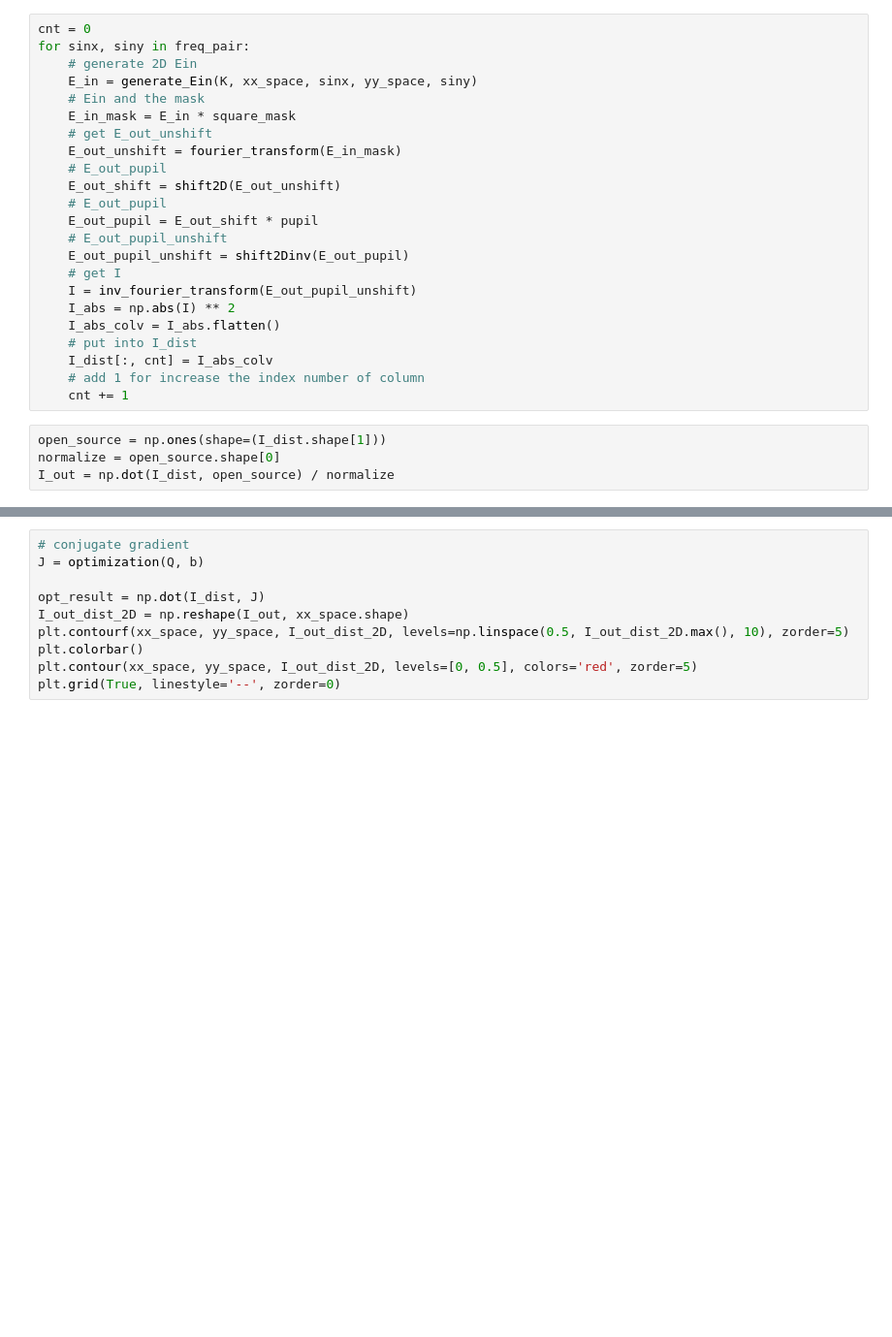
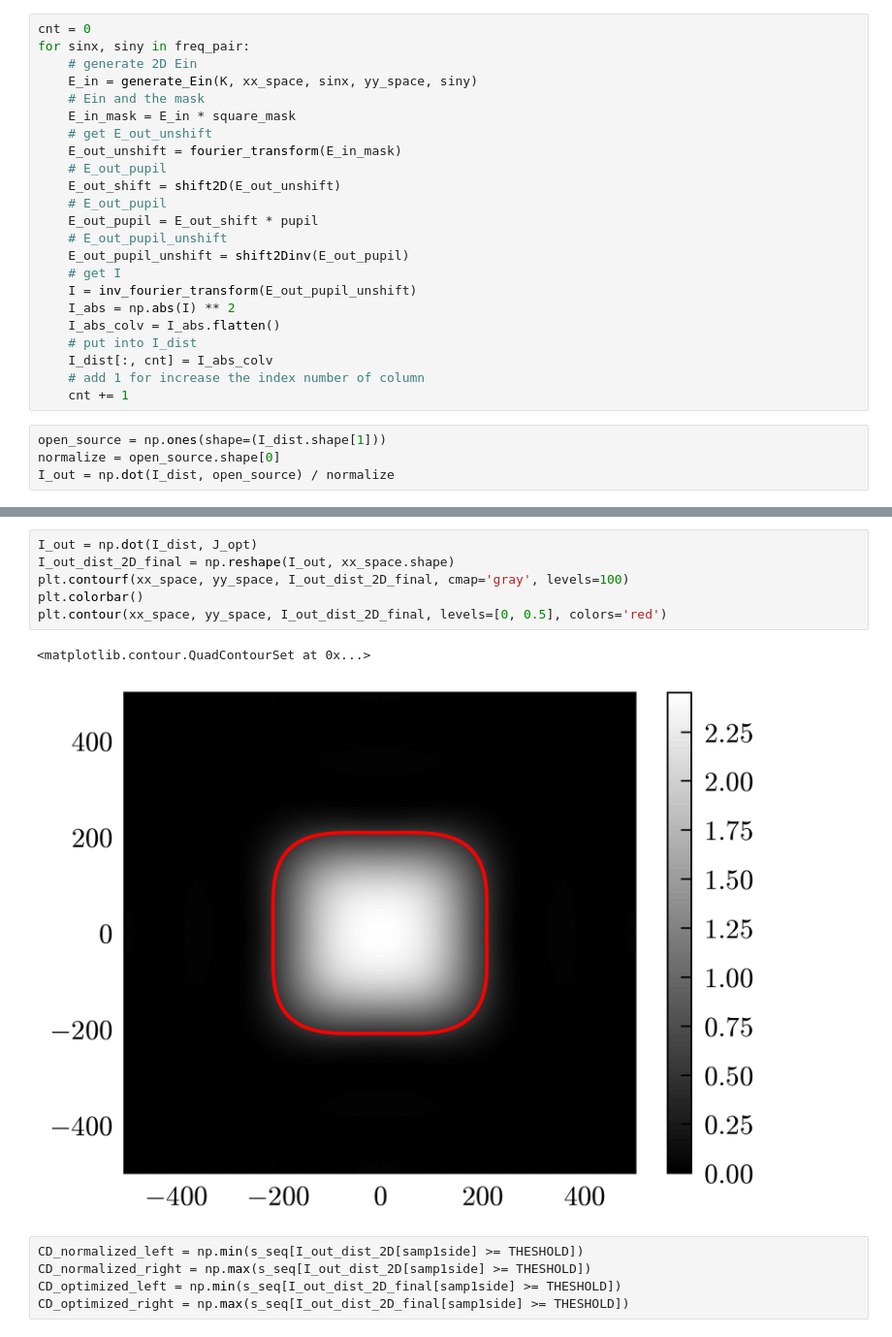
Before and after one commit to JYYehlouis/SO_simulation, a Jupyter notebook: sim-preparation/sources_2D.ipynb, the cells around one changed output, grey strips where cells are left out. Shown: that part at 97% size. Cells and saved outputs as stored; diff of their text form; blank space fills up the shorter version.

```diff
--- a/sim-preparation/sources_2D.ipynb
+++ b/sim-preparation/sources_2D.ipynb
@@ -128,10 +104,14 @@ Q.shape
 # %%
-# conjugate gradient
-J = optimization(Q, b)
-
-opt_result = np.dot(I_dist, J)
-I_out_dist_2D = np.reshape(I_out, xx_space.shape)
-plt.contourf(xx_space, yy_space, I_out_dist_2D, levels=np.linspace(0.5, I_out_dist_2D.max(), 10), zorder=5)
+I_out = np.dot(I_dist, J_opt)
+I_out_dist_2D_final = np.reshape(I_out, xx_space.shape)
+plt.contourf(xx_space, yy_space, I_out_dist_2D_final, cmap='gray', levels=100)
 plt.colorbar()
-plt.contour(xx_space, yy_space, I_out_dist_2D, levels=[0, 0.5], colors='red', zorder=5)
-plt.grid(True, linestyle='--', zorder=0)
+plt.contour(xx_space, yy_space, I_out_dist_2D_final, levels=[0, 0.5], colors='red')
+# %% [output]
+<matplotlib.contour.QuadContourSet at 0x...>
+[figure, added]
+# %%
+CD_normalized_left = np.min(s_seq[I_out_dist_2D[samp1side] >= THESHOLD])
+CD_normalized_right = np.max(s_seq[I_out_dist_2D[samp1side] >= THESHOLD])
+CD_optimized_left = np.min(s_seq[I_out_dist_2D_final[samp1side] >= THESHOLD])
+CD_optimized_right = np.max(s_seq[I_out_dist_2D_final[samp1side] >= THESHOLD])
```
Also changed, not shown: parts of 10 cells of this notebook, 2 other files.
